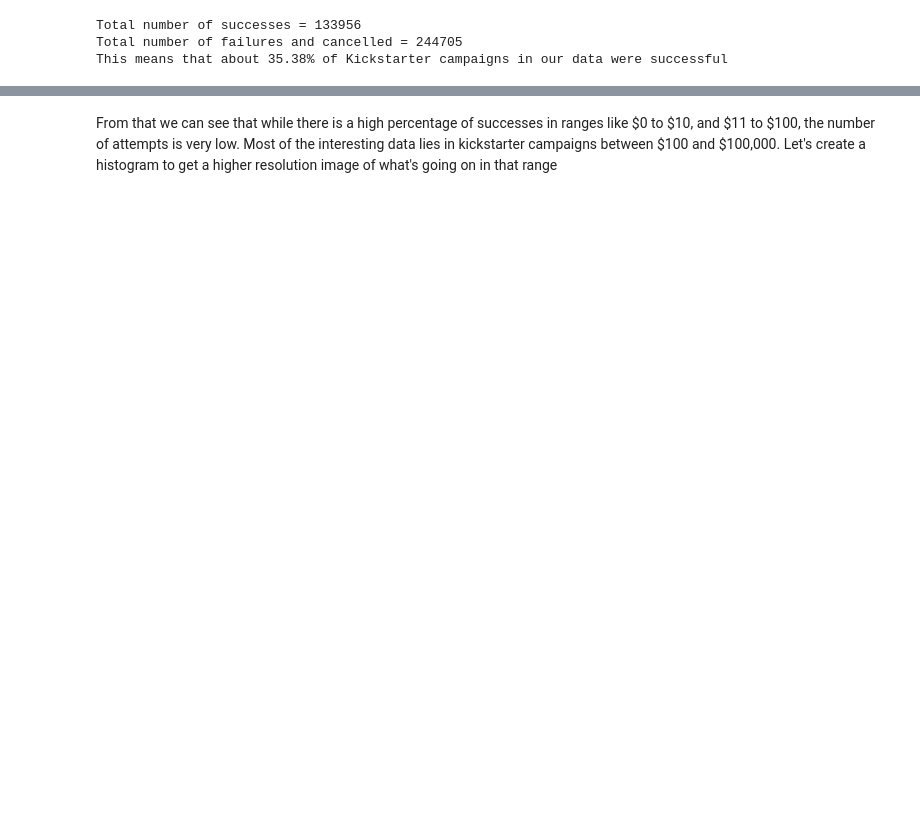
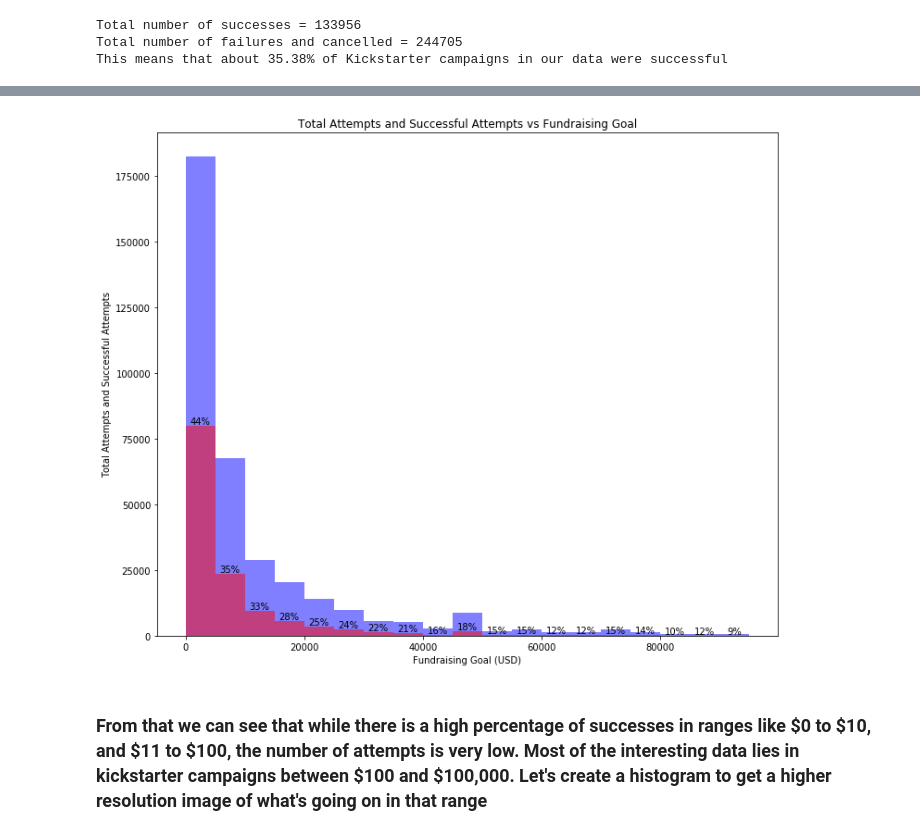
Before and after one commit to ibeckermayer/DockerHackathon, a Jupyter notebook: Hackathon Demo.ipynb, the cells around one changed output, grey strips where cells are left out. Saved outputs shown, nothing was run; the diff lists cells and outputs as text; code cells hidden in the pictures; blank space fills up the shorter version.

```diff
--- a/Hackathon Demo.ipynb
+++ b/Hackathon Demo.ipynb
@@ -170,21 +170,23 @@ att = get_df_att_in_range(df, 100, 100000)
 # %%
 fig4, ax4 = plt.subplots()
 hist_bins = [x for x in range(1, 100001, 5000)]
 n_att, bins2, p2 = ax4.hist(att['usd_goal_real'], bins=hist_bins, color='b', alpha=0.5)
 n_succ, bins, p = ax4.hist(succ['usd_goal_real'], bins=hist_bins, color='r', alpha=0.5)
 n_perc = n_succ/n_att * 100
 ax4.set_xlabel('Fundraising Goal (USD)')
 ax4.set_ylabel('Total Attempts and Successful Attempts')
 ax4.set_title('Total Attempts and Successful Attempts vs Fundraising Goal')
 
 def label_bins(ax, n_perc, bins, n_succ):
     bin_centers = 0.5 * np.diff(bins) + bins[:-1]
     for perc, x, n in zip(n_perc, bin_centers, n_succ):
         ax.annotate("{:.0f}".format(perc)+"%", xy=(x, n), xycoords='data',
             xytext=(0, 10), textcoords='offset points', va='top', ha='center')
 
 label_bins(ax4, n_perc, bins, n_succ)
-plt.tight_layout()
-plt.show()
+fig4.set_figheight(10)
+fig4.set_figwidth(12)
+# %% [output]
+[figure, added]
 # %% [markdown]
-From that we can see that while there is a high percentage of successes in ranges like \$0 to \$10, and \$11 to \$100, the number of attempts is very low. Most of the interesting data lies in kickstarter campaigns between \$100 and \$100,000. Let's create a histogram to get a higher resolution image of what's going on in that range
+### From that we can see that while there is a high percentage of successes in ranges like \$0 to \$10, and \$11 to \$100, the number of attempts is very low. Most of the interesting data lies in kickstarter campaigns between \$100 and \$100,000. Let's create a histogram to get a higher resolution image of what's going on in that range
```
Also changed, not shown: parts of 19 cells of this notebook.
